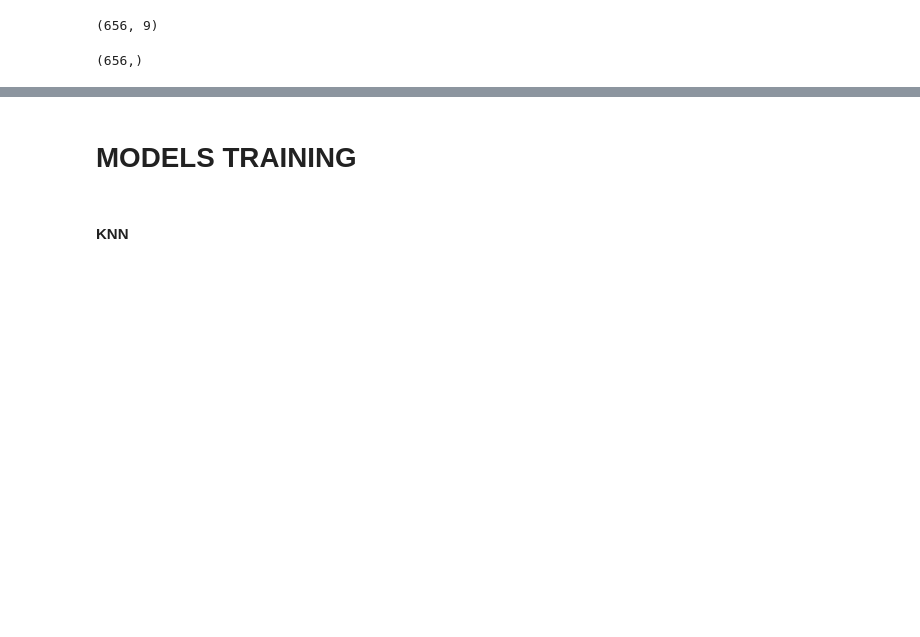
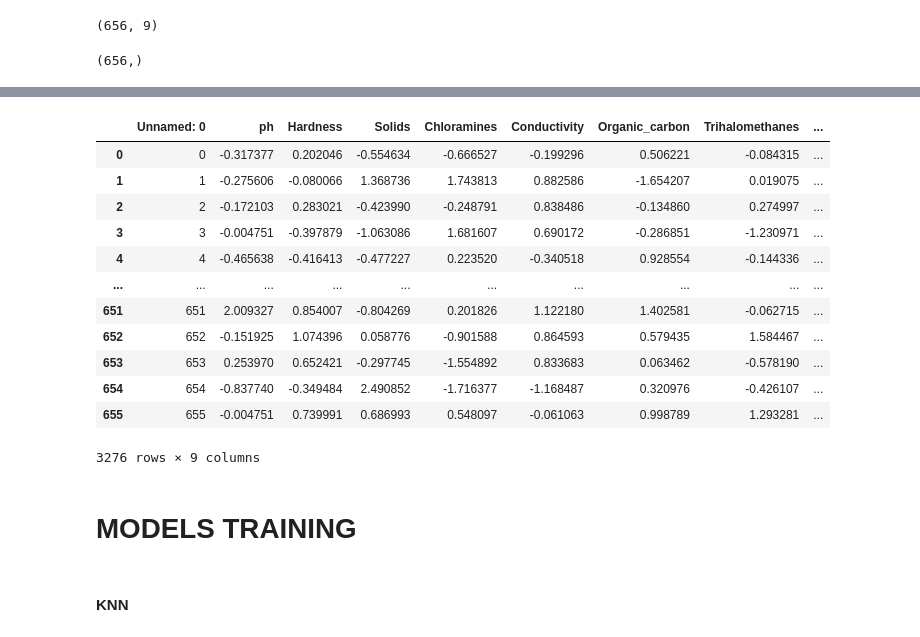
Before and after one commit to Gabriel-Meloo/classification, a Jupyter notebook: modelo_treino.ipynb, the cells around one changed output, grey strips where cells are left out. Saved outputs shown, nothing was run; the diff lists cells and outputs as text; code cells hidden in the pictures; blank space fills up the shorter version.

```diff
--- a/modelo_treino.ipynb
+++ b/modelo_treino.ipynb
@@ -28,0 +86,17 @@ y_test.shape
+# %%
+X_total = pd.concat([X_train, X_test])
+X_total
+# %% [output]
+|  | Unnamed: 0 | ph | Hardness | Solids | Chloramines | Conductivity | Organic_carbon | Trihalomethanes | ... |
+| 0 | 0 | -0.317377 | 0.202046 | -0.554634 | -0.666527 | -0.199296 | 0.506221 | -0.084315 | ... |
+| 1 | 1 | -0.275606 | -0.080066 | 1.368736 | 1.743813 | 0.882586 | -1.654207 | 0.019075 | ... |
+| 2 | 2 | -0.172103 | 0.283021 | -0.423990 | -0.248791 | 0.838486 | -0.134860 | 0.274997 | ... |
+| 3 | 3 | -0.004751 | -0.397879 | -1.063086 | 1.681607 | 0.690172 | -0.286851 | -1.230971 | ... |
+| 4 | 4 | -0.465638 | -0.416413 | -0.477227 | 0.223520 | -0.340518 | 0.928554 | -0.144336 | ... |
+| ... | ... | ... | ... | ... | ... | ... | ... | ... | ... |
+| 651 | 651 | 2.009327 | 0.854007 | -0.804269 | 0.201826 | 1.122180 | 1.402581 | -0.062715 | ... |
+| 652 | 652 | -0.151925 | 1.074396 | 0.058776 | -0.901588 | 0.864593 | 0.579435 | 1.584467 | ... |
+| 653 | 653 | 0.253970 | 0.652421 | -0.297745 | -1.554892 | 0.833683 | 0.063462 | -0.578190 | ... |
+| 654 | 654 | -0.837740 | -0.349484 | 2.490852 | -1.716377 | -1.168487 | 0.320976 | -0.426107 | ... |
+| 655 | 655 | -0.004751 | 0.739991 | 0.686993 | 0.548097 | -0.061063 | 0.998789 | 1.293281 | ... |
+3276 rows × 9 columns
```
Also changed, not shown: parts of 21 cells of this notebook, 1 other file.
